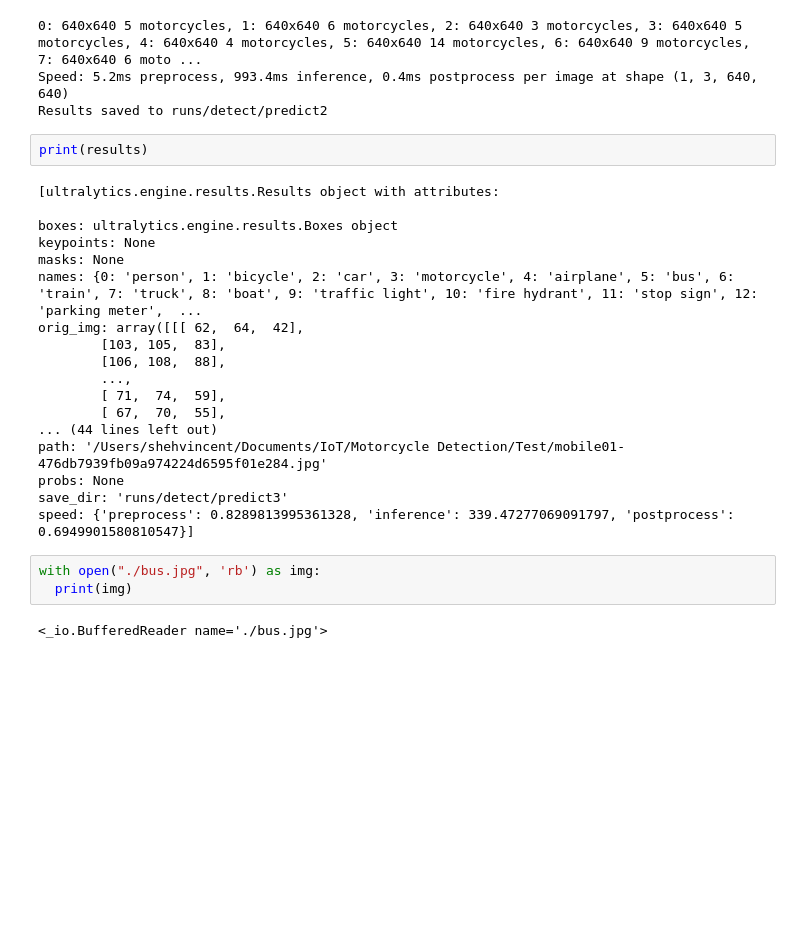
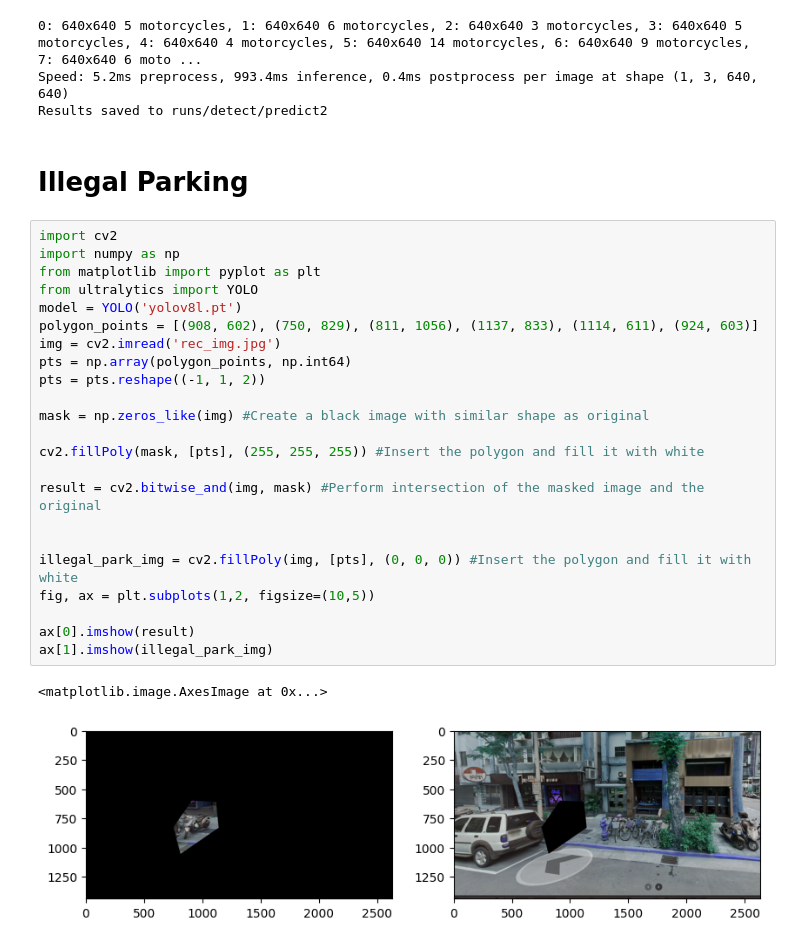
Before and after one commit to VincentSheh/motorparking-tracker, a Jupyter notebook: Detector_trainer/Yolo_Trainer.ipynb, the cells around one changed output. Saved outputs shown, nothing was run; the diff lists cells and outputs as text; blank space fills up the shorter version.

```diff
--- a/Detector_trainer/Yolo_Trainer.ipynb
+++ b/Detector_trainer/Yolo_Trainer.ipynb
@@ -80,28 +80,31 @@ results = model(inference_images,save=True,  conf=0.4, classes = 3)
 0: 640x640 5 motorcycles, 1: 640x640 6 motorcycles, 2: 640x640 3 motorcycles, 3: 640x640 5 motorcycles, 4: 640x640 4 motorcycles, 5: 640x640 14 motorcycles, 6: 640x640 9 motorcycles, 7: 640x640 6 moto ...
 Speed: 5.2ms preprocess, 993.4ms inference, 0.4ms postprocess per image at shape (1, 3, 640, 640)
 Results saved to runs/detect/predict2
-# %%
-print(results)
-# %% [output]
-[ultralytics.engine.results.Results object with attributes:
-
-boxes: ultralytics.engine.results.Boxes object
-keypoints: None
-masks: None
-names: {0: 'person', 1: 'bicycle', 2: 'car', 3: 'motorcycle', 4: 'airplane', 5: 'bus', 6: 'train', 7: 'truck', 8: 'boat', 9: 'traffic light', 10: 'fire hydrant', 11: 'stop sign', 12: 'parking meter',  ...
-orig_img: array([[[ 62,  64,  42],
-        [103, 105,  83],
-        [106, 108,  88],
-        ...,
-        [ 71,  74,  59],
-        [ 67,  70,  55],
-... (44 lines left out)
-path: '/Users/shehvincent/Documents/IoT/Motorcycle Detection/Test/mobile01-476db7939fb09a974224d6595f01e284.jpg'
-probs: None
-save_dir: 'runs/detect/predict3'
-speed: {'preprocess': 0.8289813995361328, 'inference': 339.47277069091797, 'postprocess': 0.6949901580810547}]
-# %%
-with open("./bus.jpg", 'rb') as img:
-  print(img)
-# %% [output]
-<_io.BufferedReader name='./bus.jpg'>
+# %% [markdown]
+# Illegal Parking
+# %%
+import cv2
+import numpy as np
+from matplotlib import pyplot as plt
+from ultralytics import YOLO
+model = YOLO('yolov8l.pt')
+polygon_points = [(908, 602), (750, 829), (811, 1056), (1137, 833), (1114, 611), (924, 603)]
+img = cv2.imread('rec_img.jpg')
+pts = np.array(polygon_points, np.int64)
+pts = pts.reshape((-1, 1, 2))
+
+mask = np.zeros_like(img) #Create a black image with similar shape as original
+
+cv2.fillPoly(mask, [pts], (255, 255, 255)) #Insert the polygon and fill it with white
+
+result = cv2.bitwise_and(img, mask) #Perform intersection of the masked image and the original
+
+
+illegal_park_img = cv2.fillPoly(img, [pts], (0, 0, 0)) #Insert the polygon and fill it with white
+fig, ax = plt.subplots(1,2, figsize=(10,5))
+
+ax[0].imshow(result)
+ax[1].imshow(illegal_park_img)
+# %% [output]
+<matplotlib.image.AxesImage at 0x...>
+[figure, added]
```
Also changed, not shown: 22 other files.
